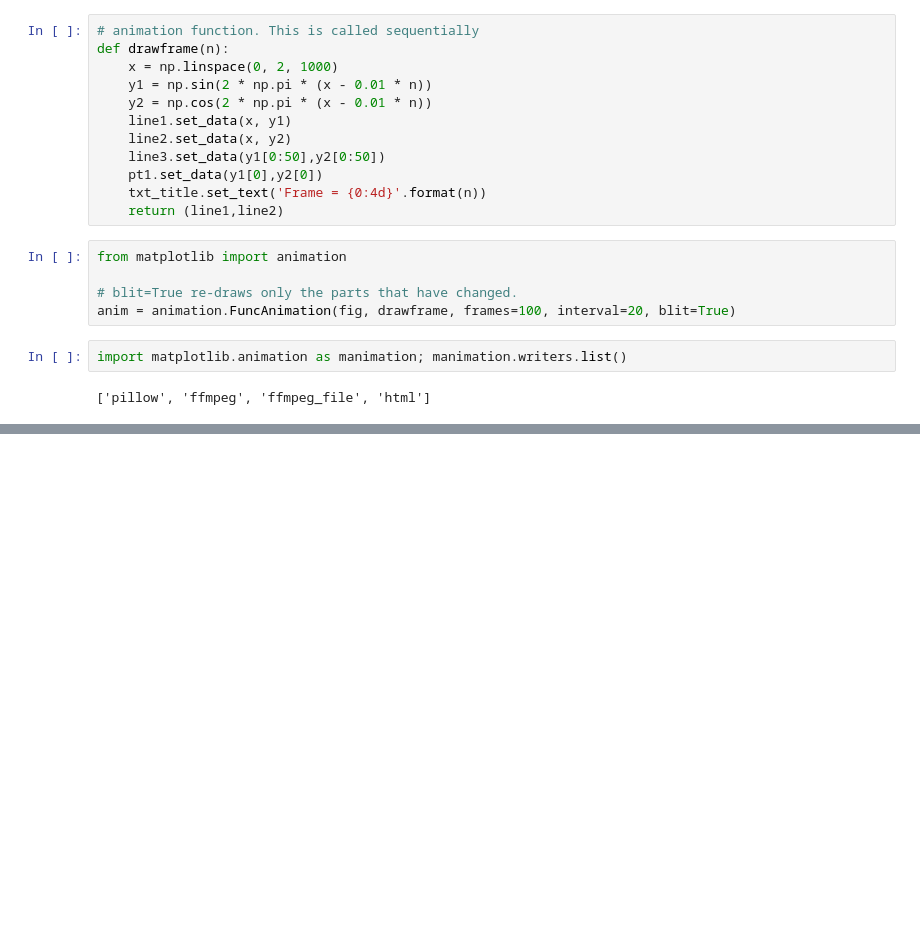
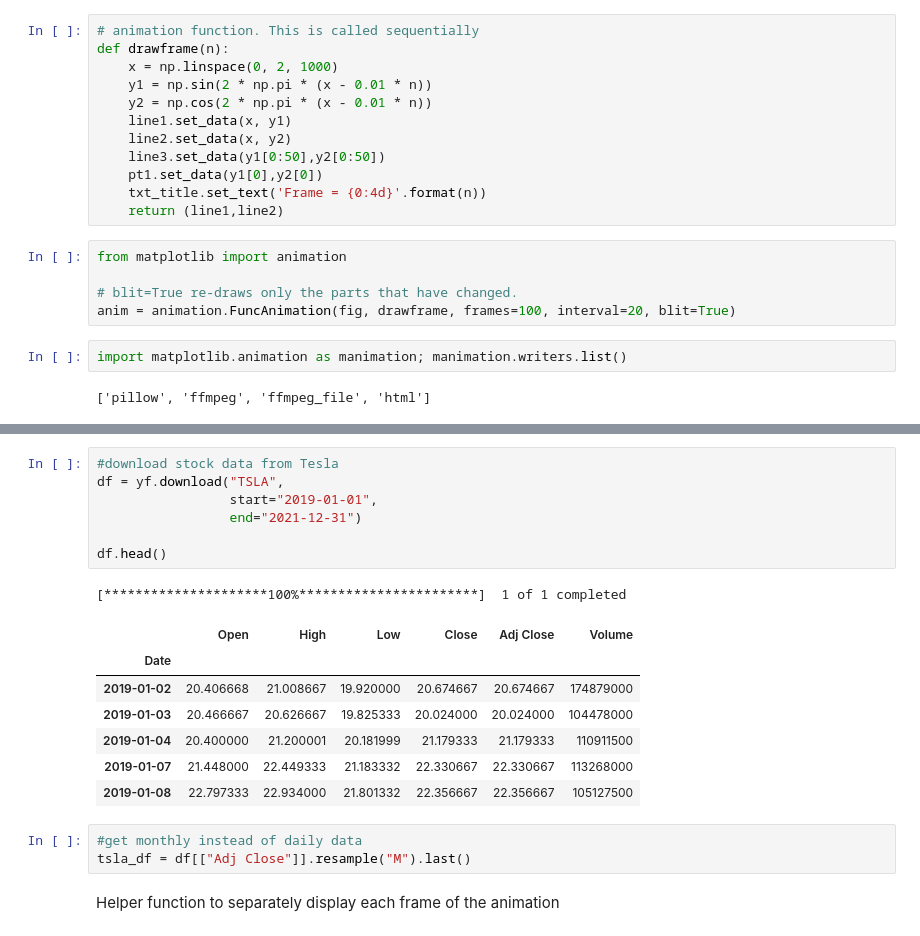
Before and after one commit to kierandidi/python_for_scientists, a Jupyter notebook: notebooks/12_plotly_interactive.ipynb, the cells around one changed output, grey strips where cells are left out. Drawn from its saved outputs; the diff is of its cells as text; blank space fills up the shorter version.

```diff
--- a/notebooks/12_plotly_interactive.ipynb
+++ b/notebooks/12_plotly_interactive.ipynb
@@ -70,0 +306,21 @@ HTML(anim.to_html5_video())
+# %%
+#download stock data from Tesla
+df = yf.download("TSLA",
+                 start="2019-01-01",
+                 end="2021-12-31")
+
+df.head()
+# %% [output]
+[*********************100%***********************]  1 of 1 completed
+|  | Open | High | Low | Close | Adj Close | Volume |
+| Date |  |  |  |  |  |  |
+| 2019-01-02 | 20.406668 | 21.008667 | 19.920000 | 20.674667 | 20.674667 | 174879000 |
+| 2019-01-03 | 20.466667 | 20.626667 | 19.825333 | 20.024000 | 20.024000 | 104478000 |
+| 2019-01-04 | 20.400000 | 21.200001 | 20.181999 | 21.179333 | 21.179333 | 110911500 |
+| 2019-01-07 | 21.448000 | 22.449333 | 21.183332 | 22.330667 | 22.330667 | 113268000 |
+| 2019-01-08 | 22.797333 | 22.934000 | 21.801332 | 22.356667 | 22.356667 | 105127500 |
+# %%
+#get monthly instead of daily data
+tsla_df = df[["Adj Close"]].resample("M").last()
+# %% [markdown]
+Helper function to separately display each frame of the animation
```
Also changed, not shown: parts of 21 cells of this notebook, 5 other files.
